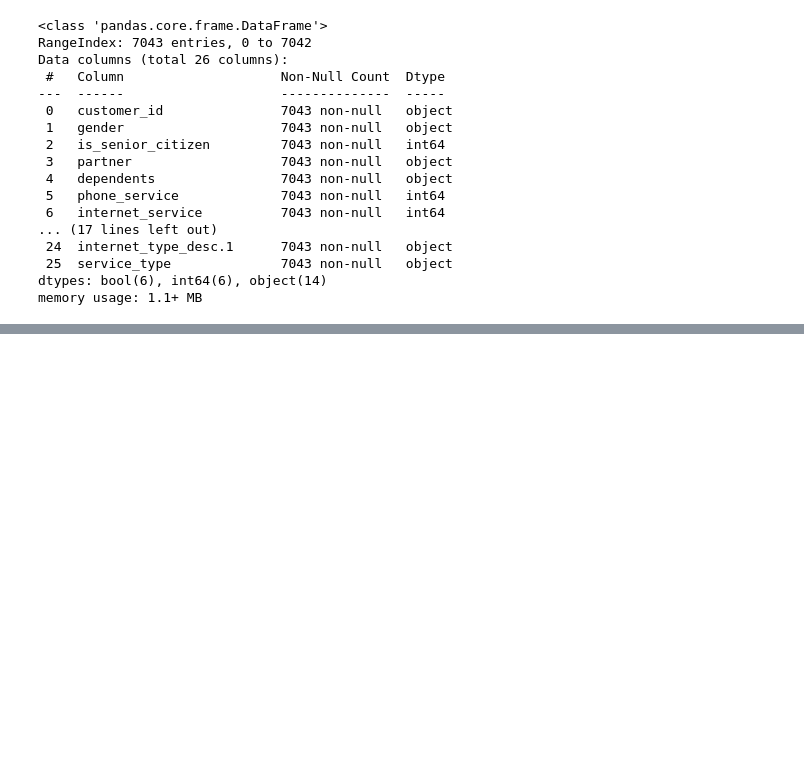
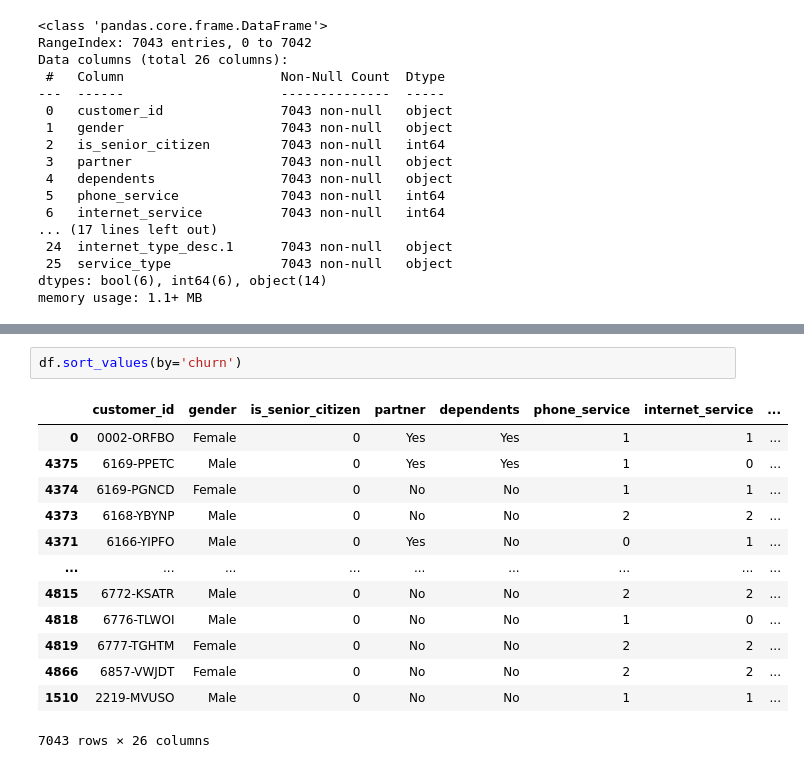
Before and after one commit to randyfrench/numpy-pandas-visualiztion-exercises, a Jupyter notebook: telco.csv.ipynb, the cells around one changed output, grey strips where cells are left out. Cells and saved outputs as stored; diff of their text form; blank space fills up the shorter version.

```diff
--- a/telco.csv.ipynb
+++ b/telco.csv.ipynb
@@ -75,0 +116,16 @@ memory usage: 1.1+ MB
+# %%
+df.sort_values(by='churn')
+# %% [output]
+|  | customer_id | gender | is_senior_citizen | partner | dependents | phone_service | internet_service | ... |
+| 0 | 0002-ORFBO | Female | 0 | Yes | Yes | 1 | 1 | ... |
+| 4375 | 6169-PPETC | Male | 0 | Yes | Yes | 1 | 0 | ... |
+| 4374 | 6169-PGNCD | Female | 0 | No | No | 1 | 1 | ... |
+| 4373 | 6168-YBYNP | Male | 0 | No | No | 2 | 2 | ... |
+| 4371 | 6166-YIPFO | Male | 0 | Yes | No | 0 | 1 | ... |
+| ... | ... | ... | ... | ... | ... | ... | ... | ... |
+| 4815 | 6772-KSATR | Male | 0 | No | No | 2 | 2 | ... |
+| 4818 | 6776-TLWOI | Male | 0 | No | No | 1 | 0 | ... |
+| 4819 | 6777-TGHTM | Female | 0 | No | No | 2 | 2 | ... |
+| 4866 | 6857-VWJDT | Female | 0 | No | No | 2 | 2 | ... |
+| 1510 | 2219-MVUSO | Male | 0 | No | No | 1 | 1 | ... |
+7043 rows × 26 columns
```
Also changed, not shown: parts of 4 cells of this notebook.
